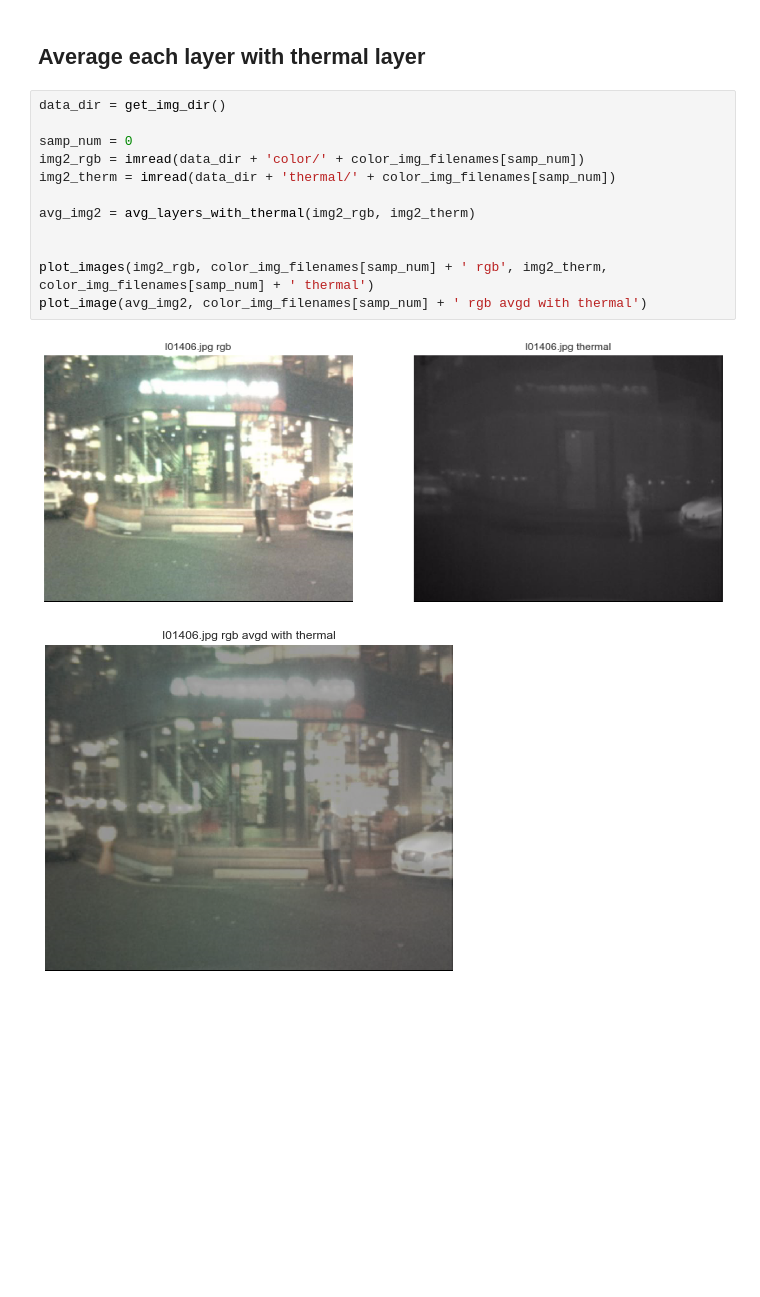
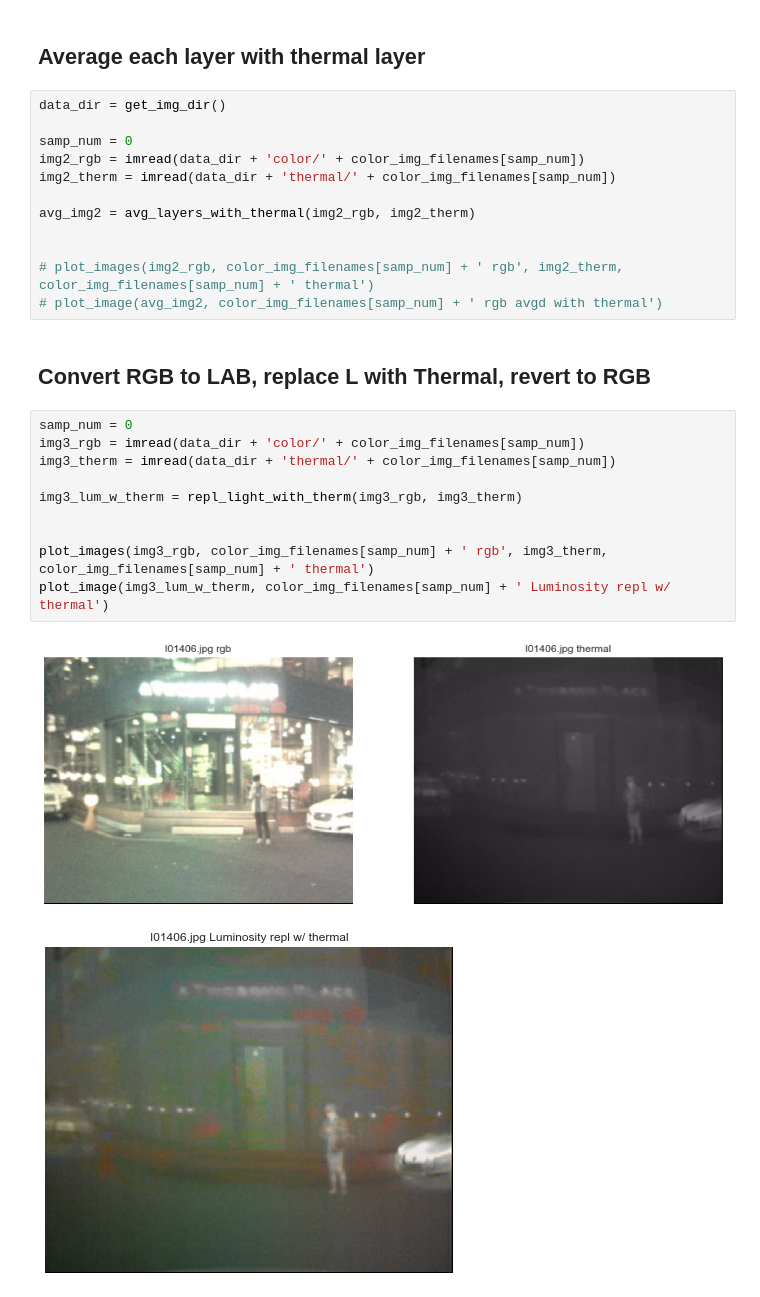
Before and after one commit to MnemoSemiotic/merge_rgb_and_thermal_images, a Jupyter notebook: simple_image_preprocessing.ipynb, the cells around one changed output. Cells and saved outputs as stored; diff of their text form; blank space fills up the shorter version.

Commit message:
replace lightness with therm

```diff
--- a/simple_image_preprocessing.ipynb
+++ b/simple_image_preprocessing.ipynb
@@ -69,8 +69,20 @@ img2_therm = imread(data_dir + 'thermal/' + color_img_filenames[samp_num])
 avg_img2 = avg_layers_with_thermal(img2_rgb, img2_therm)
 
 
-plot_images(img2_rgb, color_img_filenames[samp_num] + ' rgb', img2_therm, color_img_filenames[samp_num] + ' thermal')
-plot_image(avg_img2, color_img_filenames[samp_num] + ' rgb avgd with thermal')
+# plot_images(img2_rgb, color_img_filenames[samp_num] + ' rgb', img2_therm, color_img_filenames[samp_num] + ' thermal')
+# plot_image(avg_img2, color_img_filenames[samp_num] + ' rgb avgd with thermal')
-# %% [output]
-[figure, removed]
-[figure, removed]
+# %% [markdown]
+## Convert RGB to LAB, replace L with Thermal, revert to RGB
+# %%
+samp_num = 0
+img3_rgb = imread(data_dir + 'color/' + color_img_filenames[samp_num])
+img3_therm = imread(data_dir + 'thermal/' + color_img_filenames[samp_num])
+
+img3_lum_w_therm = repl_light_with_therm(img3_rgb, img3_therm)
+
+
+plot_images(img3_rgb, color_img_filenames[samp_num] + ' rgb', img3_therm, color_img_filenames[samp_num] + ' thermal')
+plot_image(img3_lum_w_therm, color_img_filenames[samp_num] + ' Luminosity repl w/ thermal')
+# %% [output]
+[figure, added]
+[figure, added]
```
Also changed, not shown: 1 other file.
